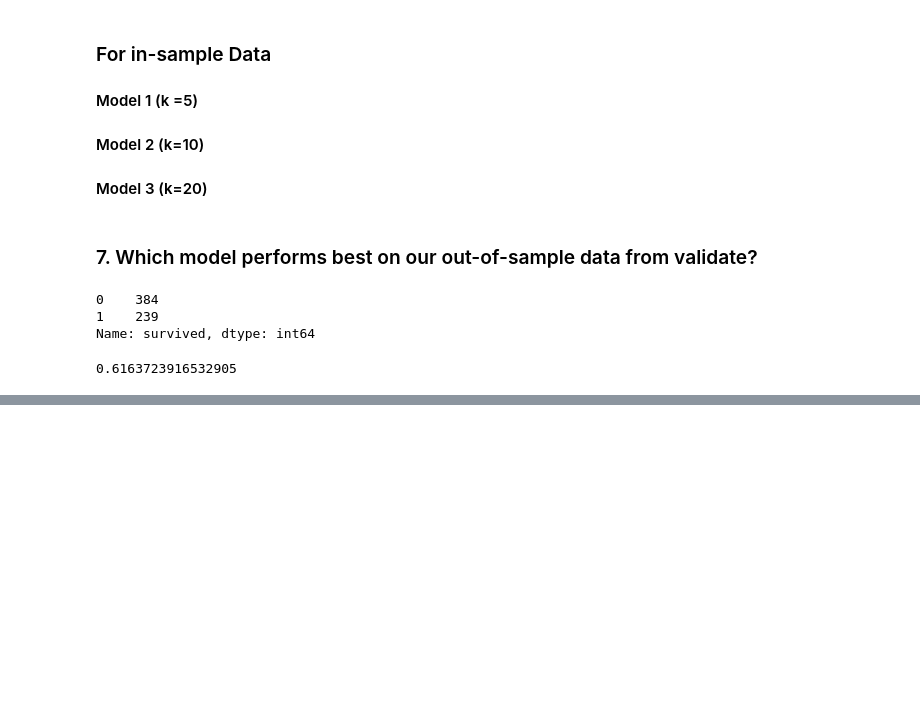
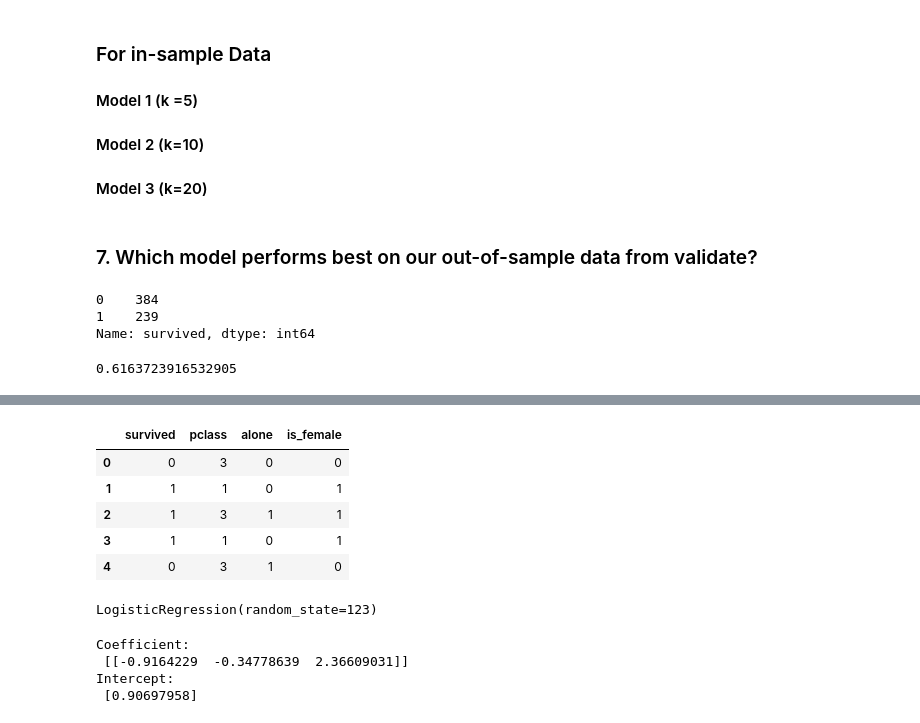
Before and after one commit to cristinalucin/classification-exercises, a Jupyter notebook: model.ipynb, the cells around one changed output, grey strips where cells are left out. Drawn from its saved outputs; the diff is of its cells as text; code cells hidden in the pictures; blank space fills up the shorter version.

Commit message:
updated with regression exercises

```diff
--- a/model.ipynb
+++ b/model.ipynb
@@ -1708,0 +2013,4 @@ Name: survived, dtype: int64
+# %%
+titanic_df = acquire.get_titanic_data()
+titanic_df = prepare.prep_titanic(titanic_df)
+titanic_df.head()
@@ -1708,0 +2024,12 @@ Name: survived, dtype: int64
+# %%
+#Only including pclass, gender, alone
+titanic_df.drop(['age','sibsp','parch','fare','embark_town','embark_Cherbourg','embark_Queenstown','embark_Southampton'], axis=1, inplace=True)
+# %%
+titanic_df.head()
+# %% [output]
+|  | survived | pclass | alone | is_female |
+| 0 | 0 | 3 | 0 | 0 |
+| 1 | 1 | 1 | 0 | 1 |
+| 2 | 1 | 3 | 1 | 1 |
+| 3 | 1 | 1 | 0 | 1 |
+| 4 | 0 | 3 | 1 | 0 |
@@ -1708,0 +2052,13 @@ Name: survived, dtype: int64
+# %%
+#fit
+logit.fit(X_train, y_train)
+# %% [output]
+LogisticRegression(random_state=123)
+# %%
+print('Coefficient: \n', logit.coef_)
+print('Intercept: \n', logit.intercept_)
+# %% [output]
+Coefficient:
+ [[-0.9164229  -0.34778639  2.36609031]]
+Intercept:
+ [0.90697958]
```
Also changed, not shown: parts of 68 cells of this notebook.
